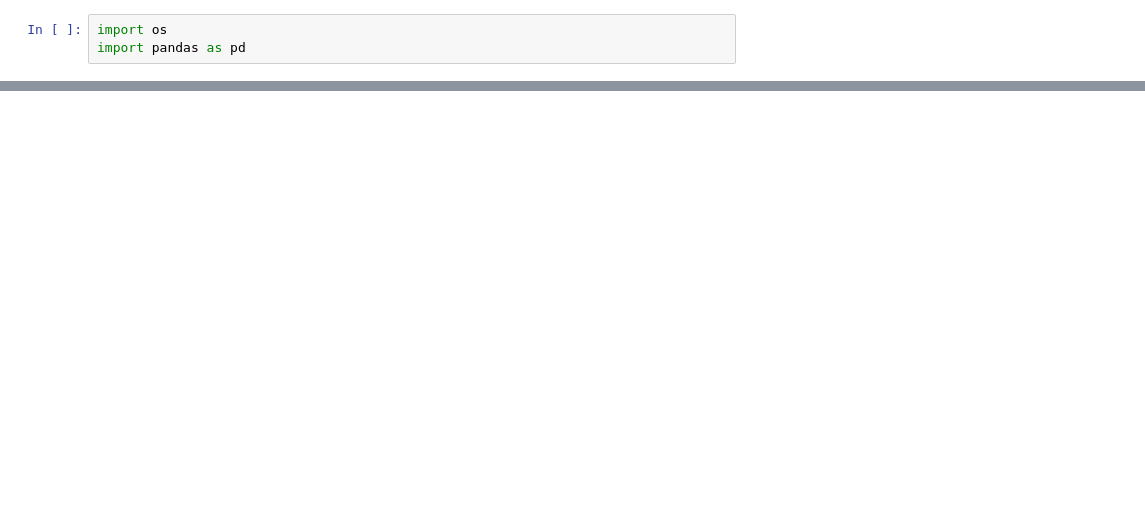
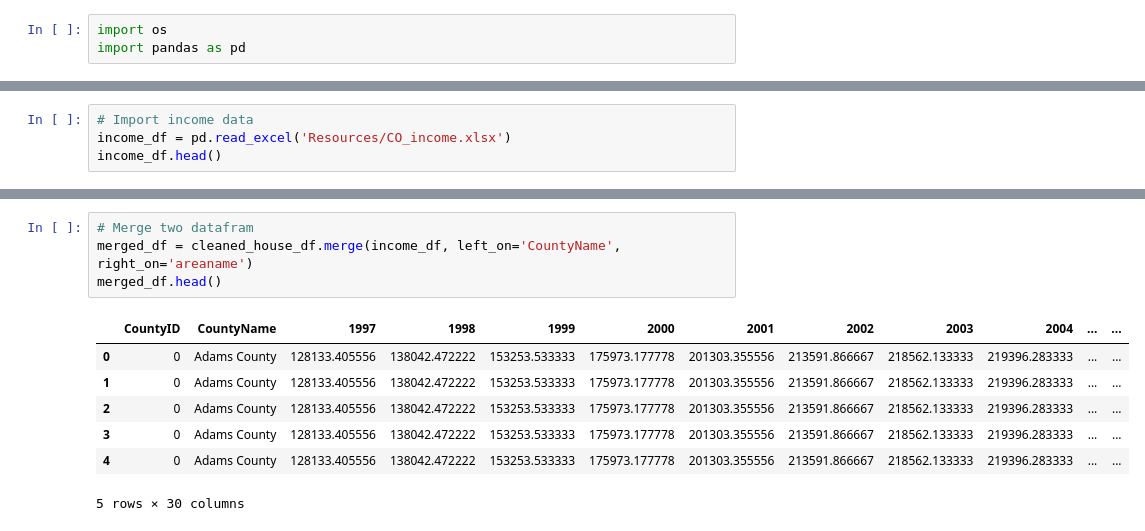
Before and after one commit to phanafin/I-m-all-out-of-bubble-gum, a Jupyter notebook: Untitled.ipynb, the cells around one changed output, grey strips where cells are left out. Saved outputs shown, nothing was run; the diff lists cells and outputs as text; blank space fills up the shorter version.

```diff
--- a/Untitled.ipynb
+++ b/Untitled.ipynb
@@ -56,0 +92,4 @@ clean_df.to_csv('Resources/data_visualize.csv', index=False)
+# %%
+# Import income data
+income_df = pd.read_excel('Resources/CO_income.xlsx')
+income_df.head()
@@ -56,0 +121,12 @@ clean_df.to_csv('Resources/data_visualize.csv', index=False)
+# %%
+# Merge two datafram
+merged_df = cleaned_house_df.merge(income_df, left_on='CountyName', right_on='areaname')
+merged_df.head()
+# %% [output]
+|  | CountyID | CountyName | 1997 | 1998 | 1999 | 2000 | 2001 | 2002 | 2003 | 2004 | ... | ... |
+| 0 | 0 | Adams County | 128133.405556 | 138042.472222 | 153253.533333 | 175973.177778 | 201303.355556 | 213591.866667 | 218562.133333 | 219396.283333 | ... | ... |
+| 1 | 0 | Adams County | 128133.405556 | 138042.472222 | 153253.533333 | 175973.177778 | 201303.355556 | 213591.866667 | 218562.133333 | 219396.283333 | ... | ... |
+| 2 | 0 | Adams County | 128133.405556 | 138042.472222 | 153253.533333 | 175973.177778 | 201303.355556 | 213591.866667 | 218562.133333 | 219396.283333 | ... | ... |
+| 3 | 0 | Adams County | 128133.405556 | 138042.472222 | 153253.533333 | 175973.177778 | 201303.355556 | 213591.866667 | 218562.133333 | 219396.283333 | ... | ... |
+| 4 | 0 | Adams County | 128133.405556 | 138042.472222 | 153253.533333 | 175973.177778 | 201303.355556 | 213591.866667 | 218562.133333 | 219396.283333 | ... | ... |
+5 rows × 30 columns
```
Also changed, not shown: parts of 13 cells of this notebook.
